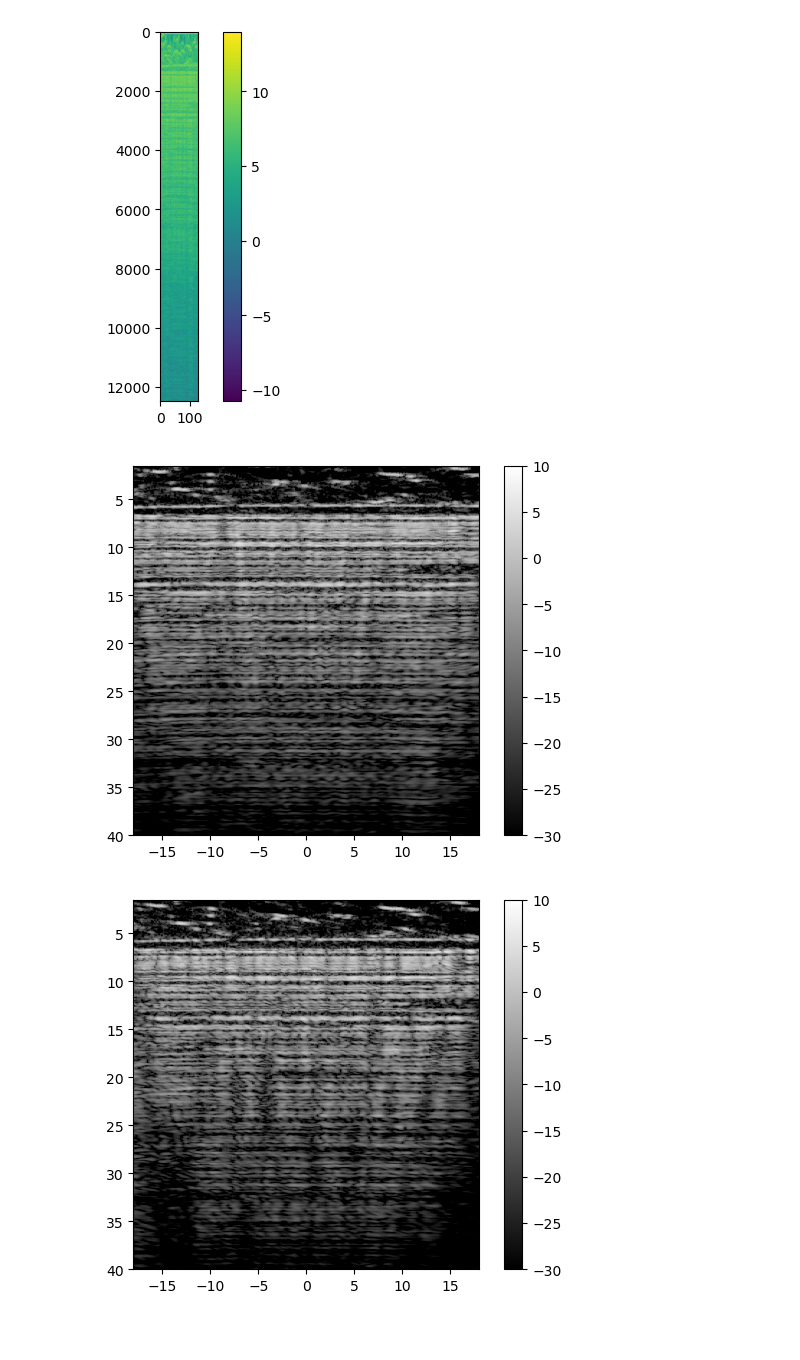
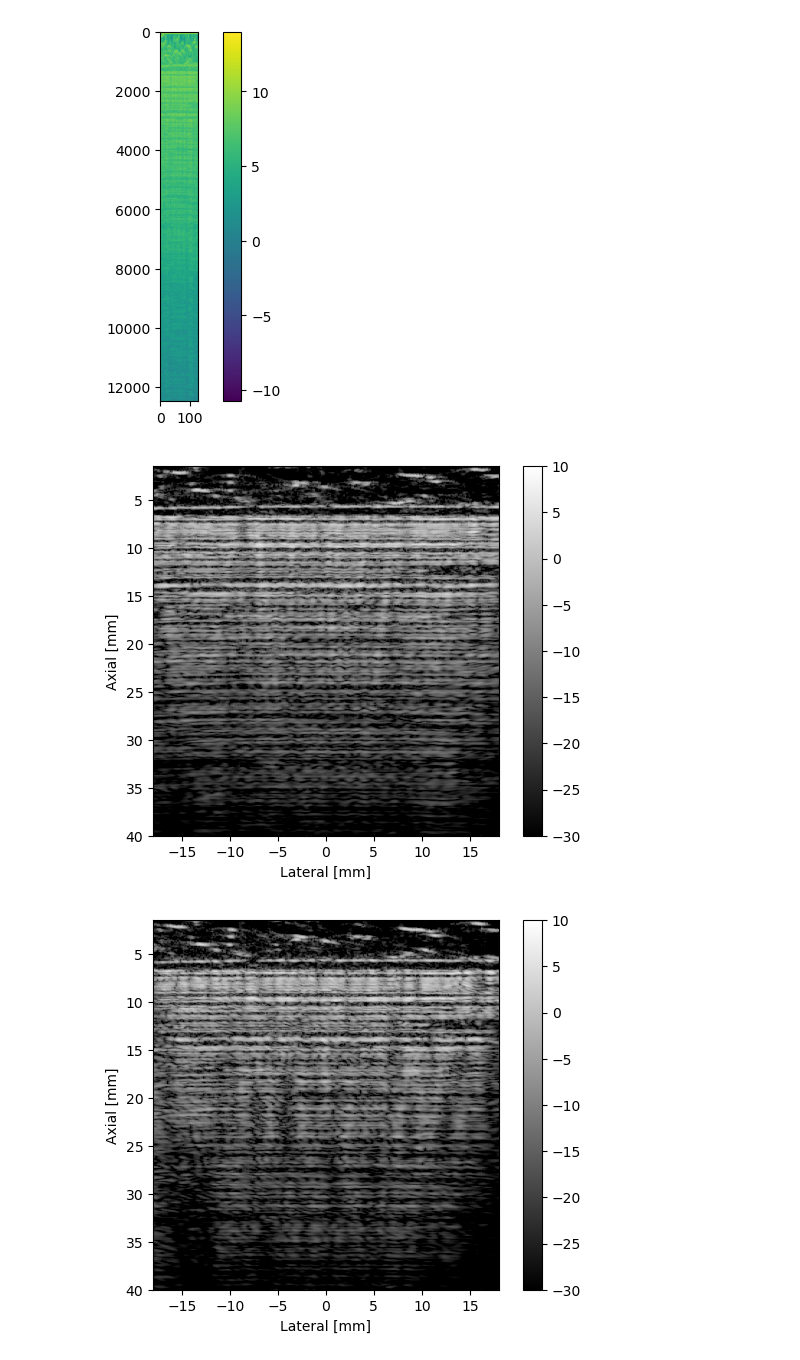
Before and after one commit to wewightman/fullwavefinal, a Jupyter notebook: devsegmentation.ipynb, the cells around one changed output. Cells and saved outputs as stored; diff of their text form; code cells hidden in the pictures; blank space fills up the shorter version.

```diff
--- a/devsegmentation.ipynb
+++ b/devsegmentation.ipynb
@@ -36,23 +36,27 @@ logged = 20*np.log10(env/np.percentile(env, 99))
 plt.figure()
 plt.imshow(logged, extent = [-20, 20, 40, 1.5], vmin=-30, vmax=10, cmap='gray')
 plt.xlim(-18, 18)
+plt.xlabel("Lateral [mm]")
+plt.ylabel("Axial [mm]")
 plt.colorbar()
 plt.show()
 # %% [output]
-[figure, old version]
+[figure, new version]
 # %%
 bindata = np.fromfile("exfiles/deg-8_bf.bin", dtype=np.double)
 bindata = bindata.reshape((267,-1)).T
 
 env = np.abs(sig.hilbert(bindata, axis=0))
 logged = 20*np.log10(env/np.percentile(env, 99))
 plt.figure()
 plt.imshow(logged, extent = [-20, 20, 40, 1.5], vmin=-30, vmax=10, cmap='gray')
 plt.xlim(-18, 18)
+plt.xlabel("Lateral [mm]")
+plt.ylabel("Axial [mm]")
 plt.colorbar()
 plt.show()
 # %% [output]
-[figure, old version]
+[figure, new version]
 # %%
 bindata = np.fromfile("exfiles/deg8_bf.bin", dtype=np.double)
 bindata = bindata.reshape((267,-1)).T
```
Also changed, not shown: parts of 6 cells of this notebook, 6 other files.
